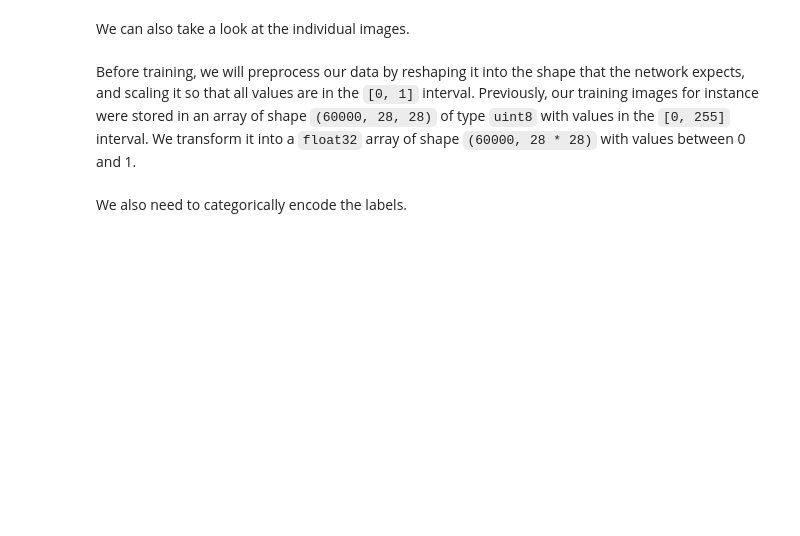
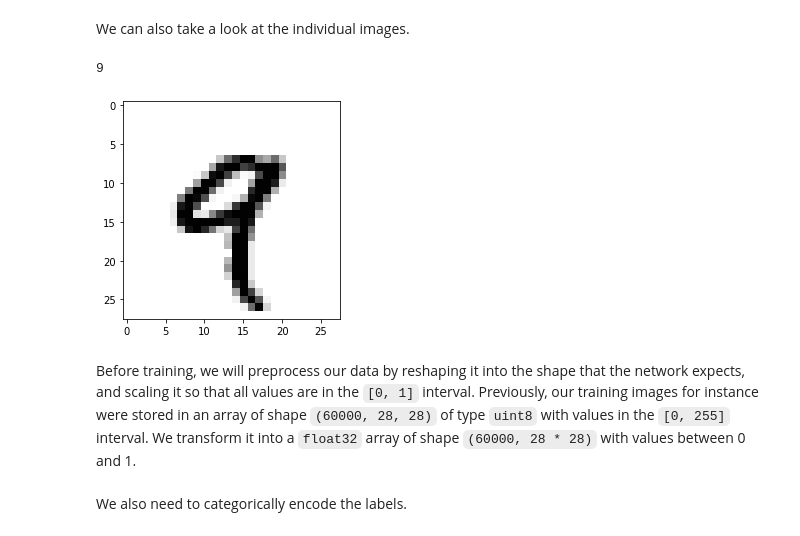
Before and after one commit to siglerj1/hw-05, a Jupyter notebook: HW-05_TF-STUDENT.ipynb, the cells around one changed output. Drawn from its saved outputs; the diff is of its cells as text; code cells hidden in the pictures; blank space fills up the shorter version.

```diff
--- a/HW-05_TF-STUDENT.ipynb
+++ b/HW-05_TF-STUDENT.ipynb
@@ -111,9 +131,12 @@ test_labels
 # %% [markdown]
 We can also take a look at the individual images.
 # %%
-digit = train_images[6]
+digit = train_images[4]
 plt.imshow(digit, cmap=plt.cm.binary)
-train_labels[6]
+train_labels[4]
+# %% [output]
+9
+[figure, added]
 # %% [markdown]
 
 Before training, we will preprocess our data by reshaping it into the shape that the network expects, and scaling it so that all values are in
```
Also changed, not shown: parts of 36 cells of this notebook.
